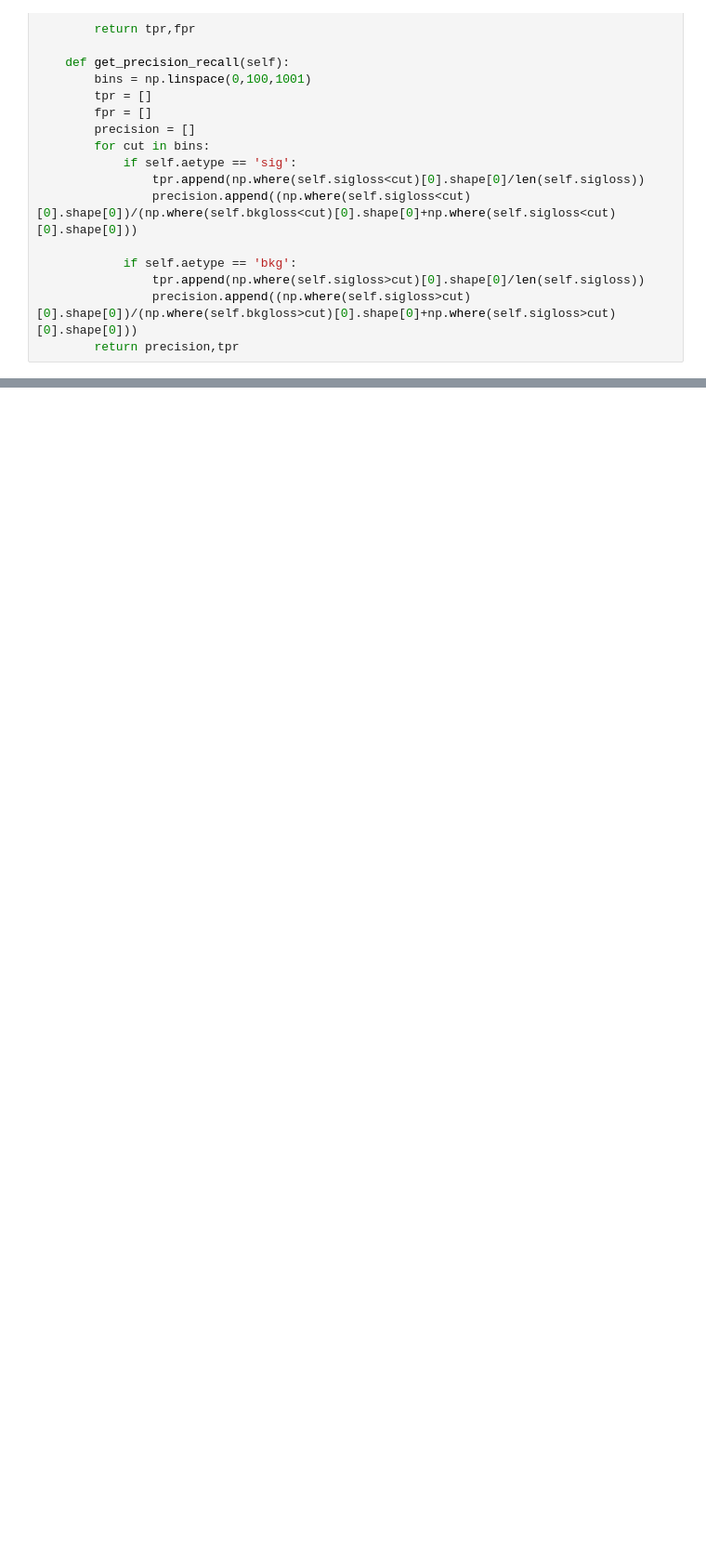
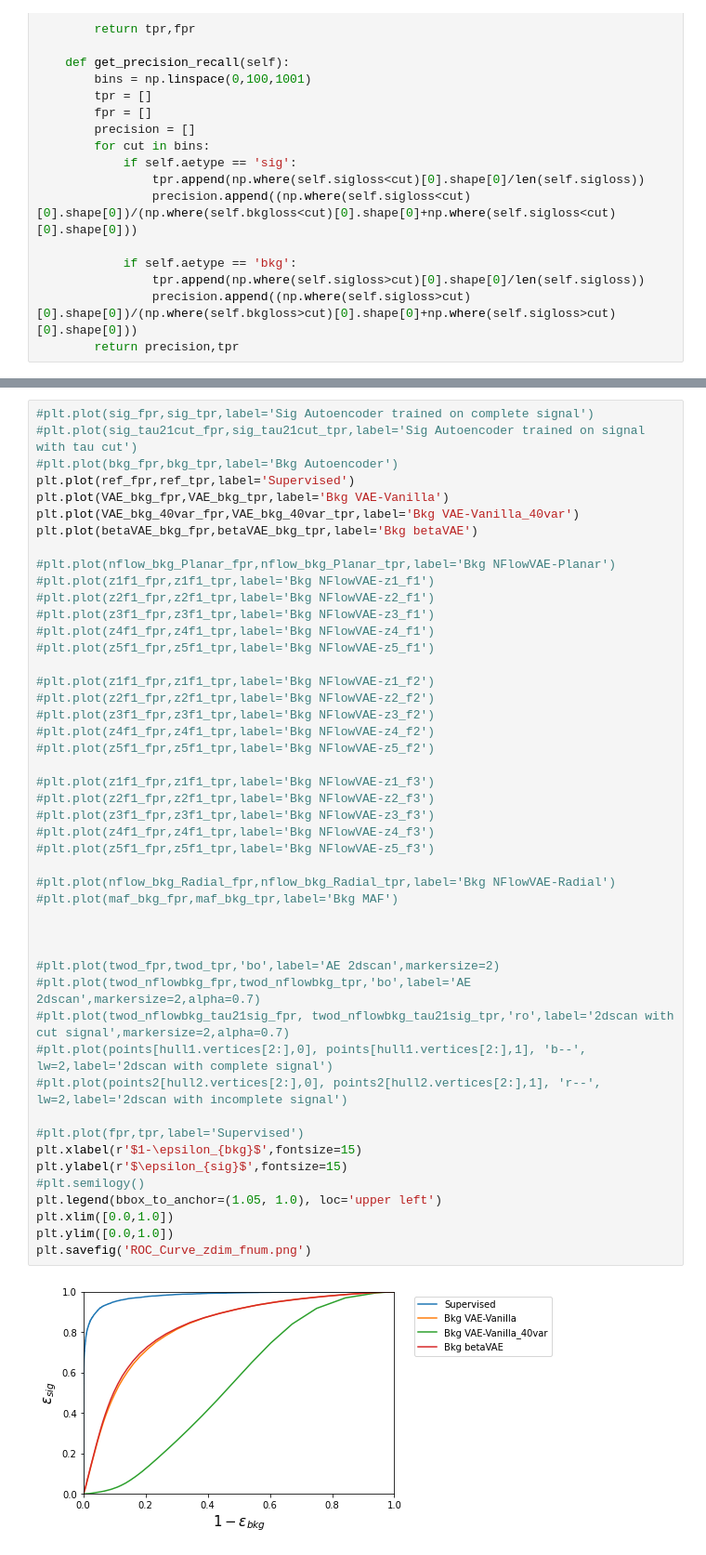
Before and after one commit to SangeonPark/QUASAR, a Jupyter notebook: new_flows/ROC-Comparison.ipynb, the cells around one changed output, grey strips where cells are left out. Shown: that part at 93% size. Drawn from its saved outputs; the diff is of its cells as text; blank space fills up the shorter version.

```diff
--- a/new_flows/ROC-Comparison.ipynb
+++ b/new_flows/ROC-Comparison.ipynb
@@ -62,3 +114,52 @@ nflow_bkg_Radial_tpr, nflow_bkg_Radial_fpr = radialflow_bkg.get_tpr_fpr()
+# %%
+#plt.plot(sig_fpr,sig_tpr,label='Sig Autoencoder trained on complete signal')
+#plt.plot(sig_tau21cut_fpr,sig_tau21cut_tpr,label='Sig Autoencoder trained on signal with tau cut')
+#plt.plot(bkg_fpr,bkg_tpr,label='Bkg Autoencoder')
+plt.plot(ref_fpr,ref_tpr,label='Supervised')
+plt.plot(VAE_bkg_fpr,VAE_bkg_tpr,label='Bkg VAE-Vanilla')
+plt.plot(VAE_bkg_40var_fpr,VAE_bkg_40var_tpr,label='Bkg VAE-Vanilla_40var')
+plt.plot(betaVAE_bkg_fpr,betaVAE_bkg_tpr,label='Bkg betaVAE')
+
+#plt.plot(nflow_bkg_Planar_fpr,nflow_bkg_Planar_tpr,label='Bkg NFlowVAE-Planar')
+#plt.plot(z1f1_fpr,z1f1_tpr,label='Bkg NFlowVAE-z1_f1')
+#plt.plot(z2f1_fpr,z2f1_tpr,label='Bkg NFlowVAE-z2_f1')
+#plt.plot(z3f1_fpr,z3f1_tpr,label='Bkg NFlowVAE-z3_f1')
+#plt.plot(z4f1_fpr,z4f1_tpr,label='Bkg NFlowVAE-z4_f1')
+#plt.plot(z5f1_fpr,z5f1_tpr,label='Bkg NFlowVAE-z5_f1')
+
+#plt.plot(z1f1_fpr,z1f1_tpr,label='Bkg NFlowVAE-z1_f2')
+#plt.plot(z2f1_fpr,z2f1_tpr,label='Bkg NFlowVAE-z2_f2')
+#plt.plot(z3f1_fpr,z3f1_tpr,label='Bkg NFlowVAE-z3_f2')
+#plt.plot(z4f1_fpr,z4f1_tpr,label='Bkg NFlowVAE-z4_f2')
+#plt.plot(z5f1_fpr,z5f1_tpr,label='Bkg NFlowVAE-z5_f2')
+
+#plt.plot(z1f1_fpr,z1f1_tpr,label='Bkg NFlowVAE-z1_f3')
+#plt.plot(z2f1_fpr,z2f1_tpr,label='Bkg NFlowVAE-z2_f3')
+#plt.plot(z3f1_fpr,z3f1_tpr,label='Bkg NFlowVAE-z3_f3')
+#plt.plot(z4f1_fpr,z4f1_tpr,label='Bkg NFlowVAE-z4_f3')
+#plt.plot(z5f1_fpr,z5f1_tpr,label='Bkg NFlowVAE-z5_f3')
+
+#plt.plot(nflow_bkg_Radial_fpr,nflow_bkg_Radial_tpr,label='Bkg NFlowVAE-Radial')
+#plt.plot(maf_bkg_fpr,maf_bkg_tpr,label='Bkg MAF')
+
+
+
+#plt.plot(twod_fpr,twod_tpr,'bo',label='AE 2dscan',markersize=2)
+#plt.plot(twod_nflowbkg_fpr,twod_nflowbkg_tpr,'bo',label='AE 2dscan',markersize=2,alpha=0.7)
+#plt.plot(twod_nflowbkg_tau21sig_fpr, twod_nflowbkg_tau21sig_tpr,'ro',label='2dscan with cut signal',markersize=2,alpha=0.7)
+#plt.plot(points[hull1.vertices[2:],0], points[hull1.vertices[2:],1], 'b--', lw=2,label='2dscan with complete signal')
+#plt.plot(points2[hull2.vertices[2:],0], points2[hull2.vertices[2:],1], 'r--', lw=2,label='2dscan with incomplete signal')
+
+#plt.plot(fpr,tpr,label='Supervised')
+plt.xlabel(r'$1-\epsilon_{bkg}$',fontsize=15)
+plt.ylabel(r'$\epsilon_{sig}$',fontsize=15)
+#plt.semilogy()
+plt.legend(bbox_to_anchor=(1.05, 1.0), loc='upper left')
+plt.xlim([0.0,1.0])
+plt.ylim([0.0,1.0])
+plt.savefig('ROC_Curve_zdim_fnum.png')
+# %% [output]
+[figure, added]
 # %%
 #plt.plot(sig_fpr,sig_tpr,label='Sig Autoencoder trained on complete signal')
 #plt.plot(sig_tau21cut_fpr,sig_tau21cut_tpr,label='Sig Autoencoder trained on signal with tau cut')
```
Also changed, not shown: parts of 13 cells of this notebook, 26 other files.
